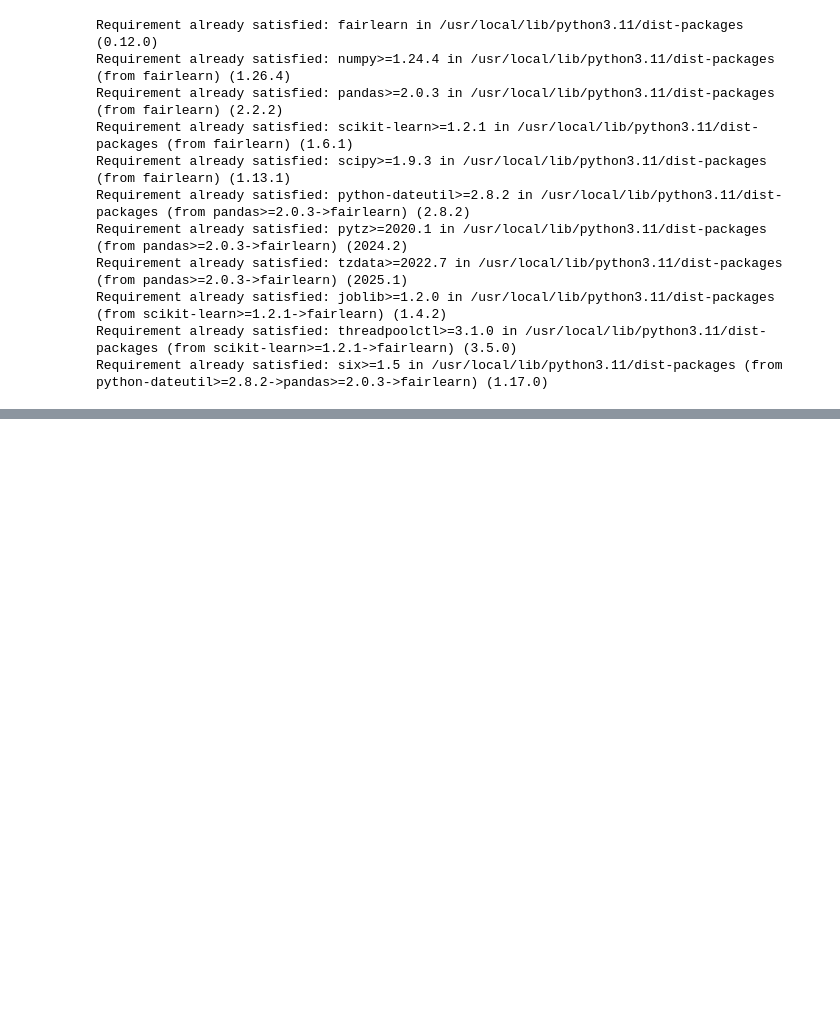
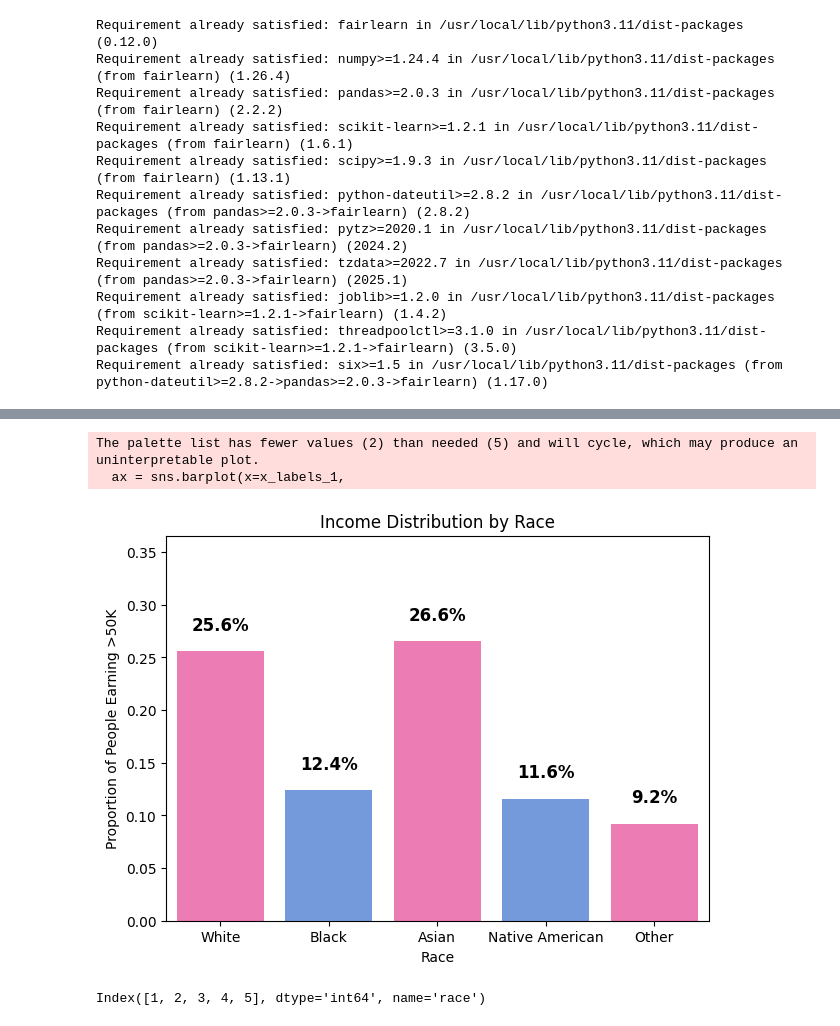
Before and after one commit to Maspie/Roadmap, a Jupyter notebook: bias_detection.ipynb, the cells around one changed output, grey strips where cells are left out. Drawn from its saved outputs; the diff is of its cells as text; code cells hidden in the pictures; blank space fills up the shorter version.

```diff
--- a/bias_detection.ipynb
+++ b/bias_detection.ipynb
@@ -93,0 +148,37 @@ Equalized Odds Difference: 0.0000
+# %%
+# Race Bias Visualization
+race_labels = {1: "White", 2: "Black", 3: "Asian", 4: "Native American", 5: "Other"}
+race_bias = df.groupby("race")["income"].mean()
+
+plt.figure(figsize=(7, 5))
+# Prepare x-axis labels based on the race_bias index
+x_labels_1 = [race_labels[key] for key in race_bias.index]
+
+# Create the bar plot with hue assigned as the same as x
+ax = sns.barplot(x=x_labels_1,
+                 y=race_bias,
+                 hue=x_labels_1,               # Assign x values to hue
+                 palette=["#FF69B4", "#6495ED"],
+                 dodge=False)
+
+# Remove the legend since it's redundant
+if ax.get_legend():
+    ax.legend_.remove()
+
+# Add percentage labels above each bar
+for i, v in enumerate(race_bias):
+    ax.text(i, v + 0.02, f"{v*100:.1f}%", ha='center', fontsize=12, fontweight='bold')
+
+plt.ylabel("Proportion of People Earning >50K")
+plt.xlabel("Race")
+plt.title("Income Distribution by Race")
+plt.ylim(0, max(race_bias) + 0.1)
+plt.show()
+# %% [output]
+The palette list has fewer values (2) than needed (5) and will cycle, which may produce an uninterpretable plot.
+  ax = sns.barplot(x=x_labels_1,
+[figure, added]
+# %%
+print(race_bias.index)
+# %% [output]
+Index([1, 2, 3, 4, 5], dtype='int64', name='race')
```
Also changed, not shown: parts of 8 cells of this notebook.
